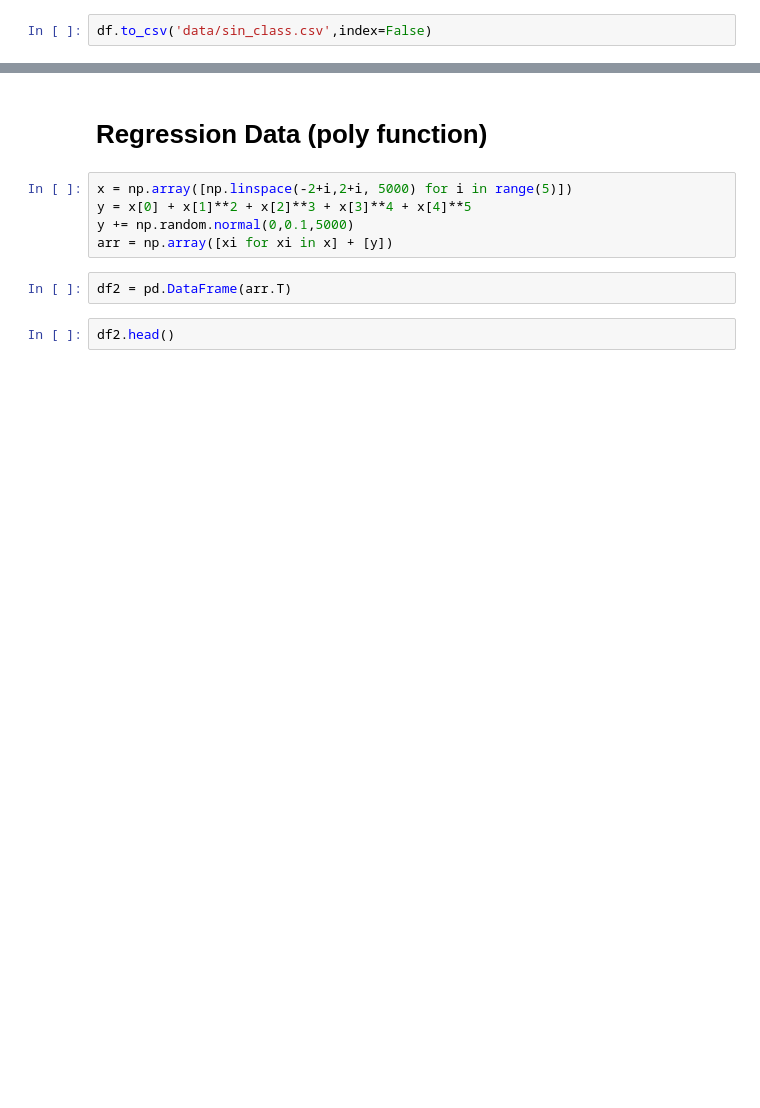
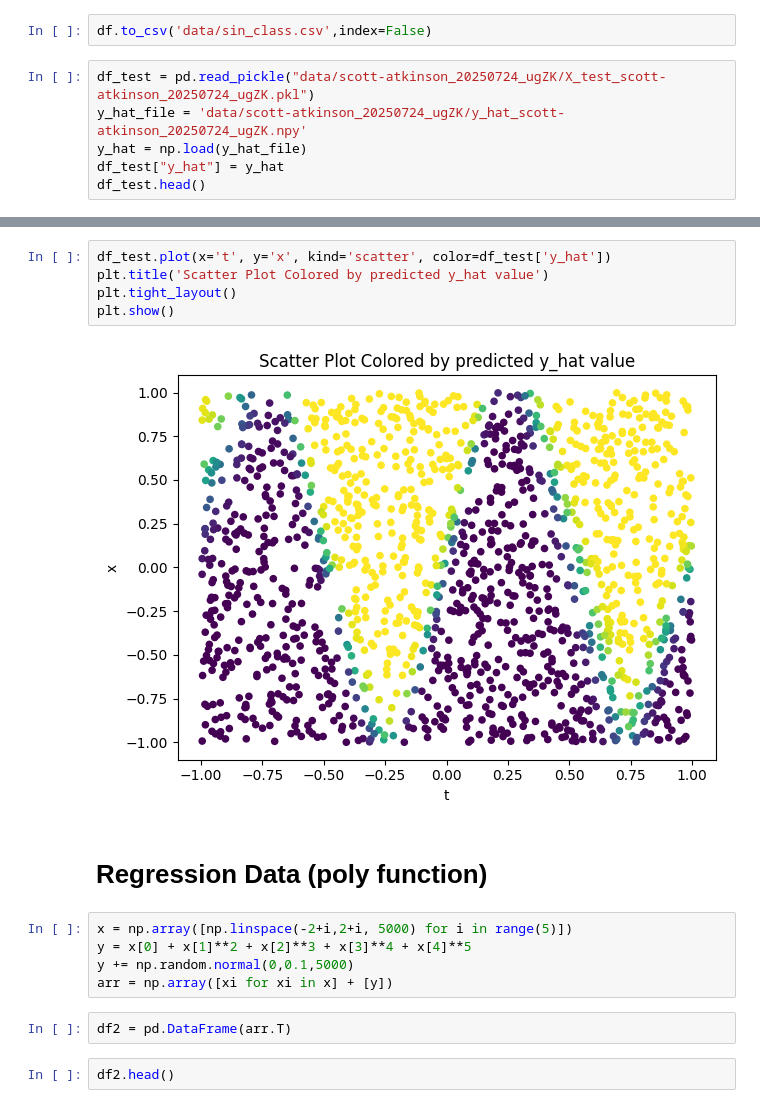
Before and after one commit to scatkinson/neunet, a Jupyter notebook: Classification Demo.ipynb, the cells around one changed output, grey strips where cells are left out. Drawn from its saved outputs; the diff is of its cells as text; blank space fills up the shorter version.

```diff
--- a/Classification Demo.ipynb
+++ b/Classification Demo.ipynb
@@ -63,2 +63,8 @@ df.head()
 # %%
 df.to_csv('data/sin_class.csv',index=False)
+# %%
+df_test = pd.read_pickle("data/scott-atkinson_20250724_ugZK/X_test_scott-atkinson_20250724_ugZK.pkl")
+y_hat_file = 'data/scott-atkinson_20250724_ugZK/y_hat_scott-atkinson_20250724_ugZK.npy'
+y_hat = np.load(y_hat_file)
+df_test["y_hat"] = y_hat
+df_test.head()
@@ -65,3 +78,10 @@ df.to_csv('data/sin_class.csv',index=False)
+# %%
+df_test.plot(x='t', y='x', kind='scatter', color=df_test['y_hat'])
+plt.title('Scatter Plot Colored by predicted y_hat value')
+plt.tight_layout()
+plt.show()
+# %% [output]
+[figure, added]
 # %% [markdown]
 # Regression Data (poly function)
 # %%
```
Also changed, not shown: parts of 19 cells of this notebook, 10 other files.
